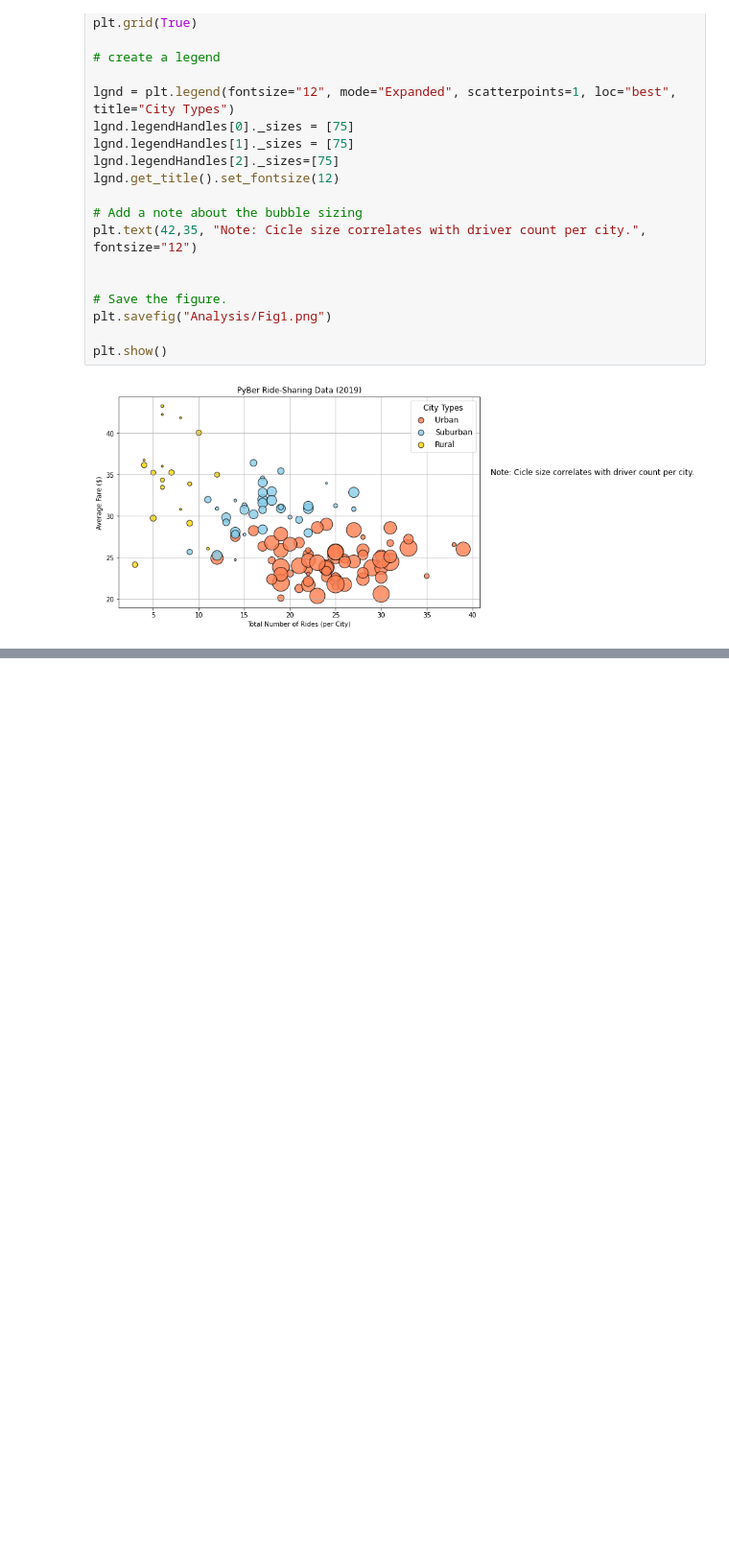
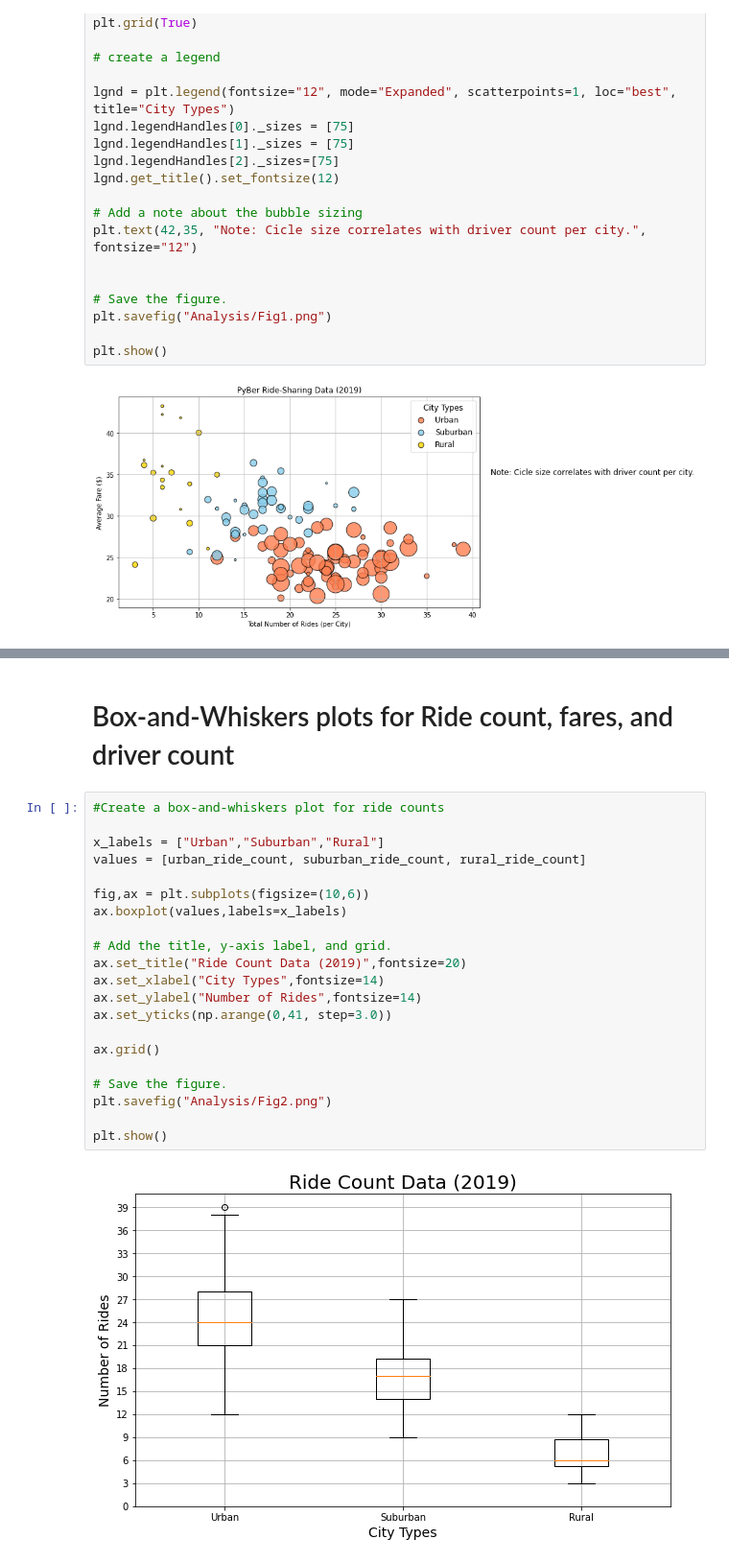
Before and after one commit to AndrewZinc/PyBer_Analysis, a Jupyter notebook: PyBer.ipynb, the cells around one changed output, grey strips where cells are left out. Shown at 96% size. Saved outputs shown, nothing was run; the diff lists cells and outputs as text; blank space fills up the shorter version.

Commit message:
Added Box-and-Whisker plots for Rides, Fares, and Driver counts. Added supporting images to the Analysis folder.

```diff
--- a/PyBer.ipynb
+++ b/PyBer.ipynb
@@ -428,0 +666,25 @@ plt.show()
+# %% [markdown]
+# Box-and-Whiskers plots for Ride count, fares, and driver count
+# %%
+#Create a box-and-whiskers plot for ride counts
+
+x_labels = ["Urban","Suburban","Rural"]
+values = [urban_ride_count, suburban_ride_count, rural_ride_count]
+
+fig,ax = plt.subplots(figsize=(10,6))
+ax.boxplot(values,labels=x_labels)
+
+# Add the title, y-axis label, and grid.
+ax.set_title("Ride Count Data (2019)",fontsize=20)
+ax.set_xlabel("City Types",fontsize=14)
+ax.set_ylabel("Number of Rides",fontsize=14)
+ax.set_yticks(np.arange(0,41, step=3.0))
+
+ax.grid()
+
+# Save the figure.
+plt.savefig("Analysis/Fig2.png")
+
+plt.show()
+# %% [output]
+[figure, added]
```
Also changed, not shown: parts of 22 cells of this notebook, 3 other files.
